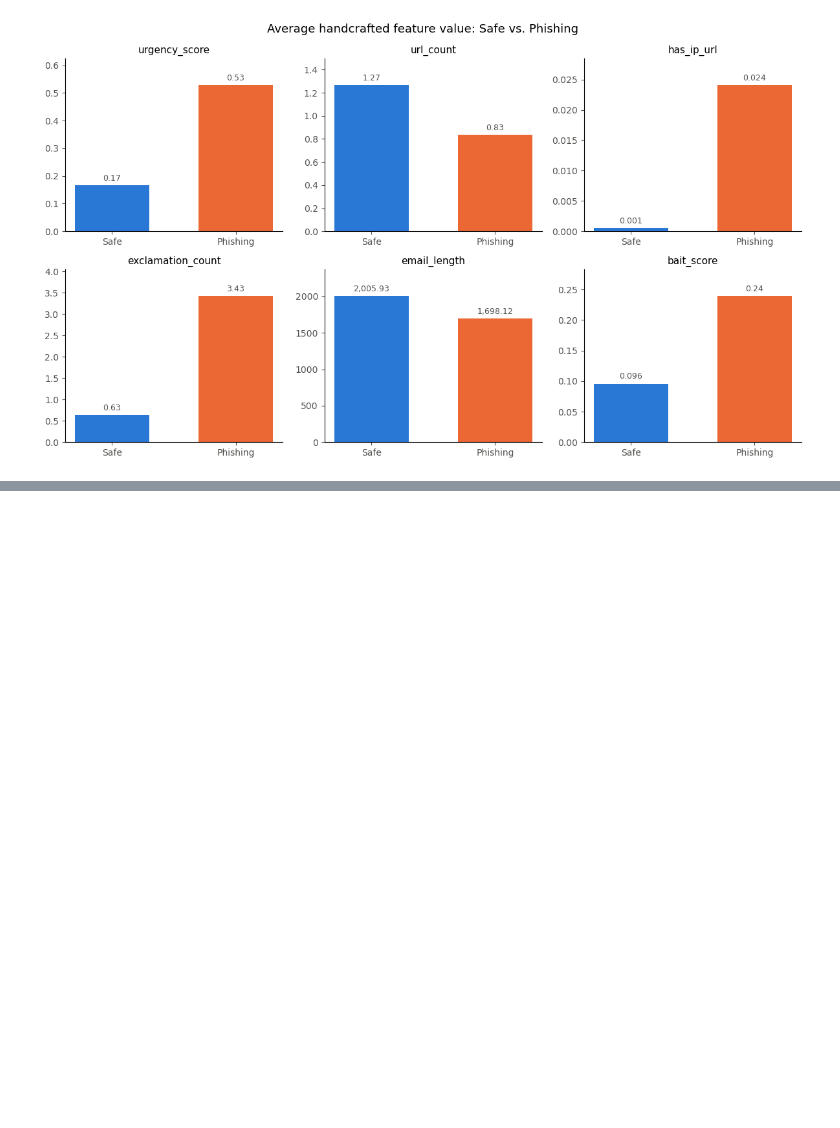
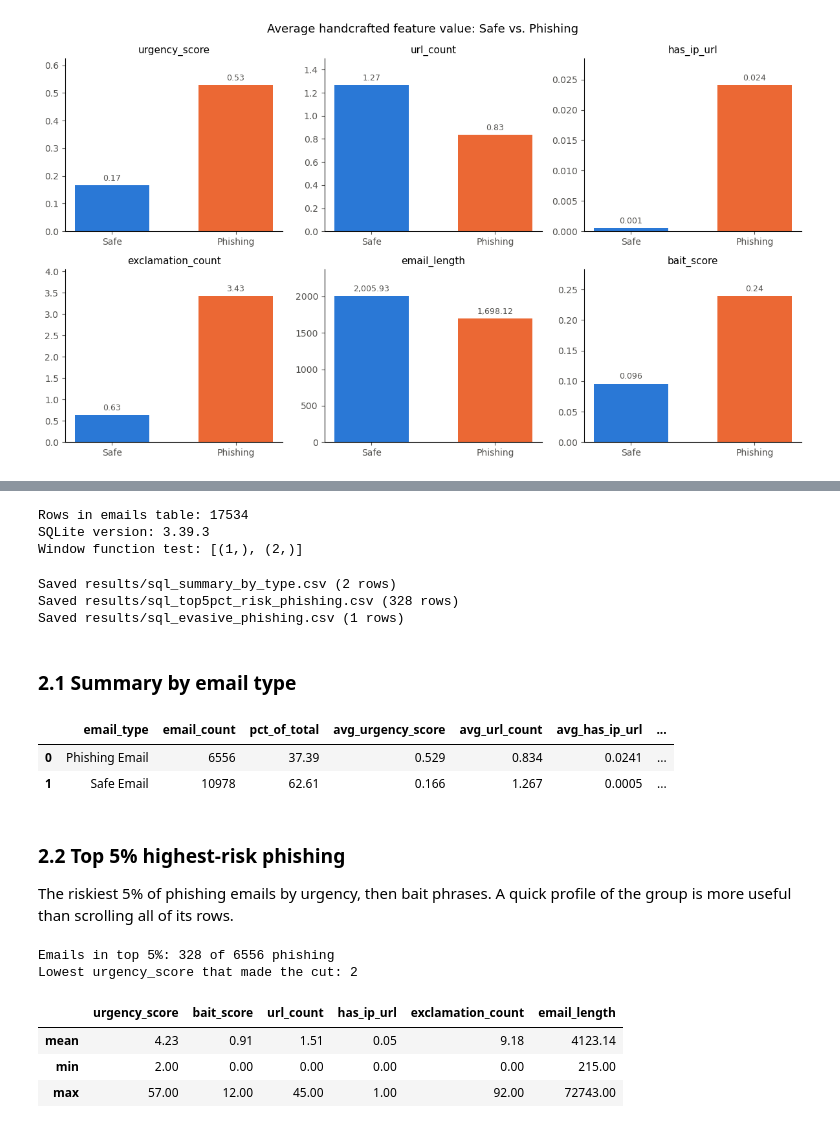
Before and after one commit to roshankumar1023/phishing-email-detection, a Jupyter notebook: notebooks/analysis.ipynb, the cells around one changed output, grey strips where cells are left out. Cells and saved outputs as stored; diff of their text form; code cells hidden in the pictures; blank space fills up the shorter version.

Commit message:
SQL analysis and evasive phishing query

```diff
--- a/notebooks/analysis.ipynb
+++ b/notebooks/analysis.ipynb
@@ -269,0 +274,69 @@ plt.show()
+# %%
+import sqlite3
+
+DB_PATH = "../data/phishing.db"
+SQL_PATH = "../queries/analysis.sql"
+
+# Store only the label and features, never the email text
+table = df[["Email Type", "label"] + FEATURES].rename(columns={"Email Type": "email_type"})
+table.insert(0, "email_id", df.index)
+
+conn = sqlite3.connect(DB_PATH)
+table.to_sql("emails", conn, if_exists="replace", index=False)
+print("Rows in emails table:", conn.execute("SELECT COUNT(*) FROM emails").fetchone()[0])
+
+# Window functions (NTILE, SUM() OVER) were added in SQLite 3.25.0, so check the version and test one
+print("SQLite version:", sqlite3.sqlite_version)
+print("Window function test:", conn.execute("SELECT NTILE(2) OVER (ORDER BY x) FROM (SELECT 1 AS x UNION SELECT 2)").fetchall())
+# %% [output]
+Rows in emails table: 17534
+SQLite version: 3.39.3
+Window function test: [(1,), (2,)]
+# %%
+import os
+
+os.makedirs("../results", exist_ok=True)
+
+# Read the SQL file and split it into individual queries on the semicolons
+with open(SQL_PATH) as f:
+    queries = [q.strip() for q in f.read().split(";") if q.strip()]
+
+# Comment-only chunks (e.g. a trailing comment) are not queries, so keep only chunks containing SELECT
+queries = [q for q in queries if "SELECT" in q.upper()]
+names = ["sql_summary_by_type", "sql_top5pct_risk_phishing", "sql_evasive_phishing"]
+assert len(queries) == len(names), f"Expected {len(names)} queries, found {len(queries)}"
+
+# Run each query and save the result to results/<name>.csv
+sql_results = {}
+for name, query in zip(names, queries):
+    sql_results[name] = pd.read_sql_query(query, conn)
+    sql_results[name].to_csv(f"../results/{name}.csv", index=False)
+    print(f"Saved results/{name}.csv ({len(sql_results[name])} rows)")
+# %% [output]
+Saved results/sql_summary_by_type.csv (2 rows)
+Saved results/sql_top5pct_risk_phishing.csv (328 rows)
+Saved results/sql_evasive_phishing.csv (1 rows)
+# %% [markdown]
+### 2.1 Summary by email type
+# %%
+sql_results["sql_summary_by_type"]
+# %% [output]
+|  | email_type | email_count | pct_of_total | avg_urgency_score | avg_url_count | avg_has_ip_url | ... |
+| 0 | Phishing Email | 6556 | 37.39 | 0.529 | 0.834 | 0.0241 | ... |
+| 1 | Safe Email | 10978 | 62.61 | 0.166 | 1.267 | 0.0005 | ... |
+# %% [markdown]
+### 2.2 Top 5% highest-risk phishing
+
+The riskiest 5% of phishing emails by urgency, then bait phrases. A quick profile of the group is more useful than scrolling all of its rows.
+# %%
+top5 = sql_results["sql_top5pct_risk_phishing"]
+print(f"Emails in top 5%: {len(top5)} of {int(df['label'].sum())} phishing")
+print(f"Lowest urgency_score that made the cut: {top5['urgency_score'].min()}")
+top5.drop(columns="email_id").describe().loc[["mean", "min", "max"]].round(2)
+# %% [output]
+Emails in top 5%: 328 of 6556 phishing
+Lowest urgency_score that made the cut: 2
+|  | urgency_score | bait_score | url_count | has_ip_url | exclamation_count | email_length |
+| mean | 4.23 | 0.91 | 1.51 | 0.05 | 9.18 | 4123.14 |
+| min | 2.00 | 0.00 | 0.00 | 0.00 | 0.00 | 215.00 |
+| max | 57.00 | 12.00 | 45.00 | 1.00 | 92.00 | 72743.00 |
```
Also changed, not shown: parts of 4 cells of this notebook, 4 other files.
